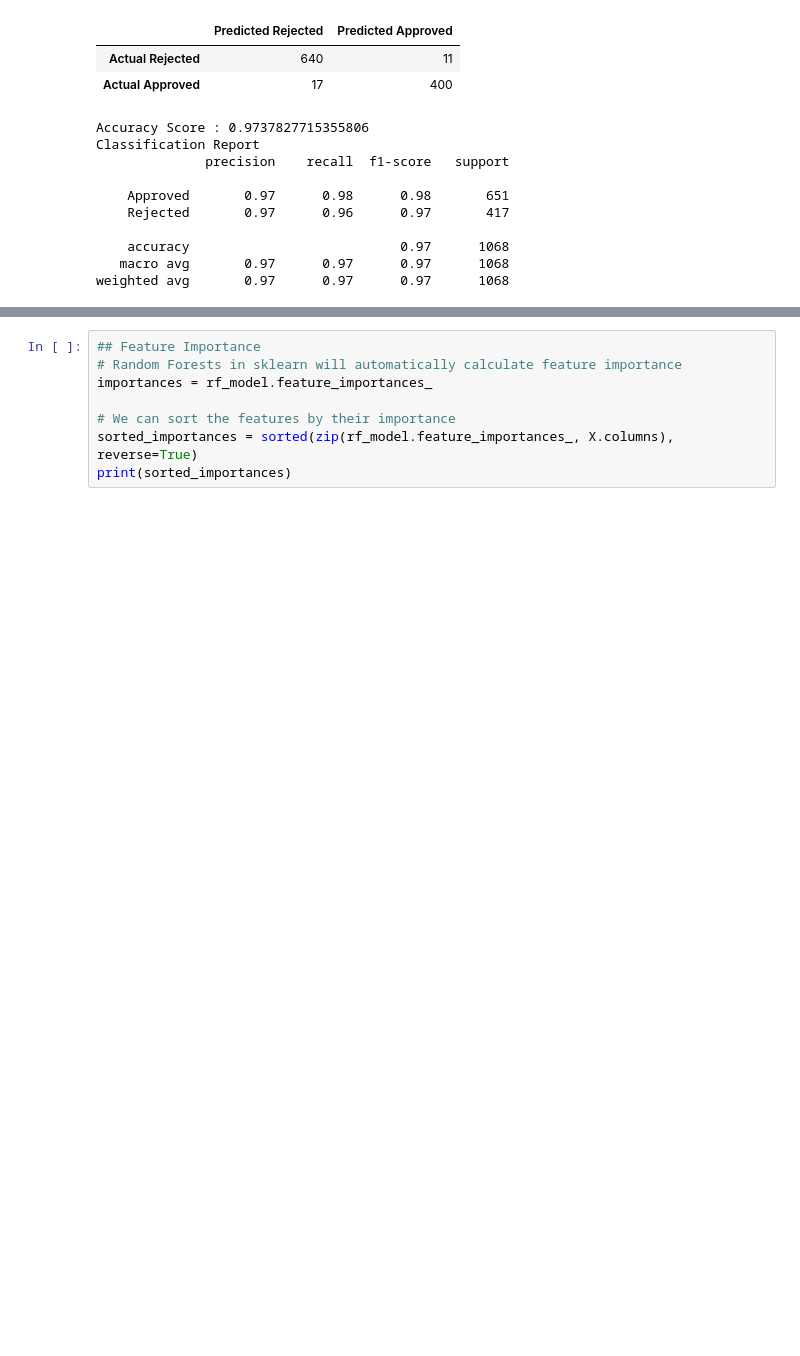
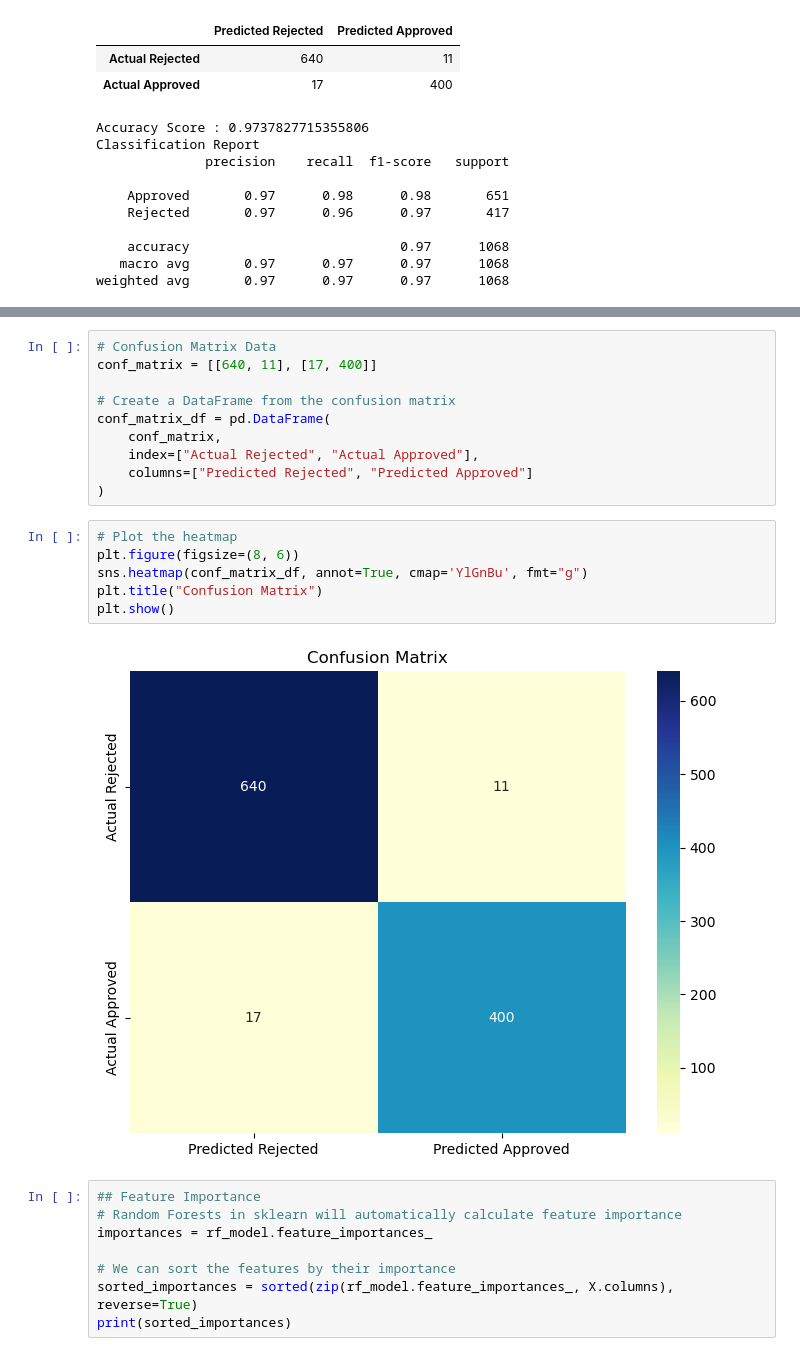
Before and after one commit to ArminaCA/finalproject, a Jupyter notebook: DA_ML.ipynb, the cells around one changed output, grey strips where cells are left out. Cells and saved outputs as stored; diff of their text form; blank space fills up the shorter version.

```diff
--- a/DA_ML.ipynb
+++ b/DA_ML.ipynb
@@ -123,3 +148,21 @@ weighted avg       0.97      0.97      0.97      1068
+# %%
+# Confusion Matrix Data
+conf_matrix = [[640, 11], [17, 400]]
+
+# Create a DataFrame from the confusion matrix
+conf_matrix_df = pd.DataFrame(
+    conf_matrix,
+    index=["Actual Rejected", "Actual Approved"],
+    columns=["Predicted Rejected", "Predicted Approved"]
+)
+# %%
+# Plot the heatmap
+plt.figure(figsize=(8, 6))
+sns.heatmap(conf_matrix_df, annot=True, cmap='YlGnBu', fmt="g")
+plt.title("Confusion Matrix")
+plt.show()
+# %% [output]
+[figure, added]
 # %%
 ## Feature Importance
 # Random Forests in sklearn will automatically calculate feature importance
```
Also changed, not shown: parts of 4 cells of this notebook.
